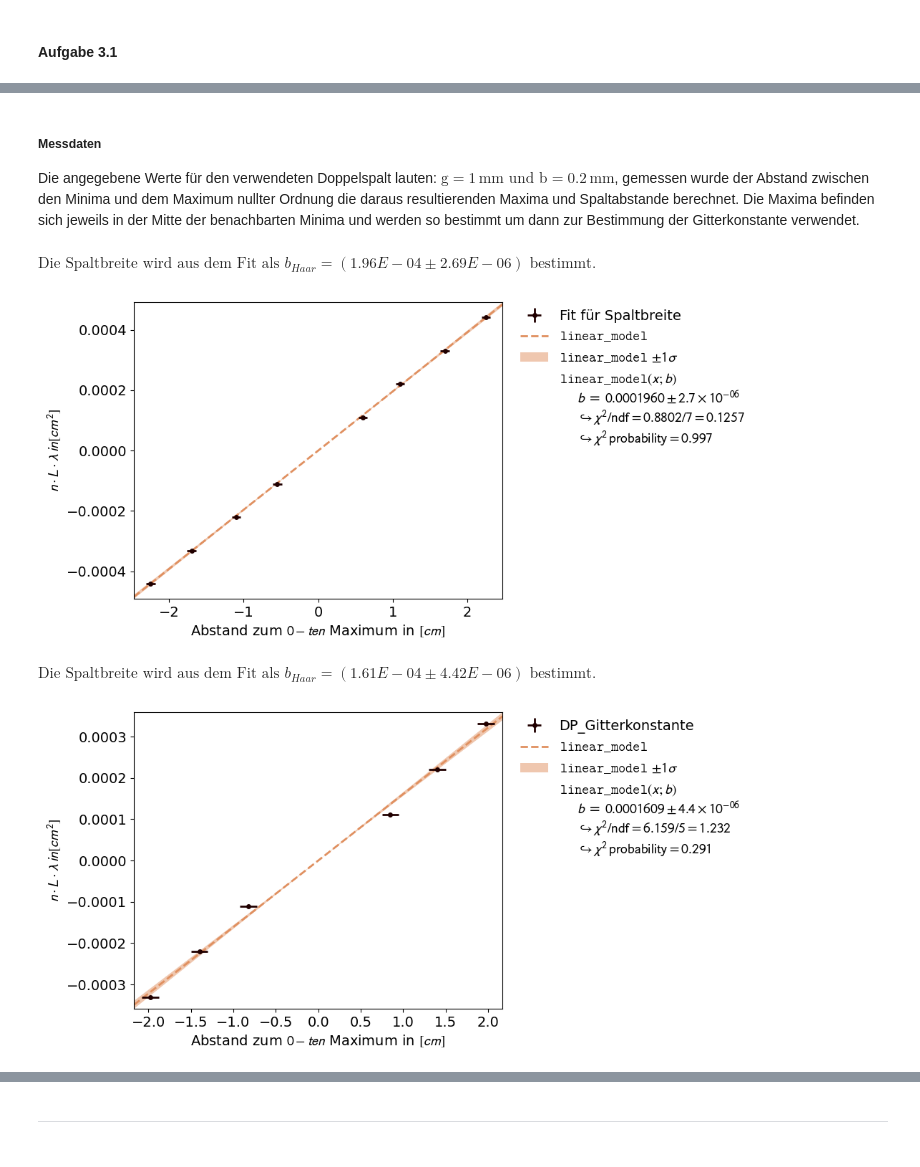
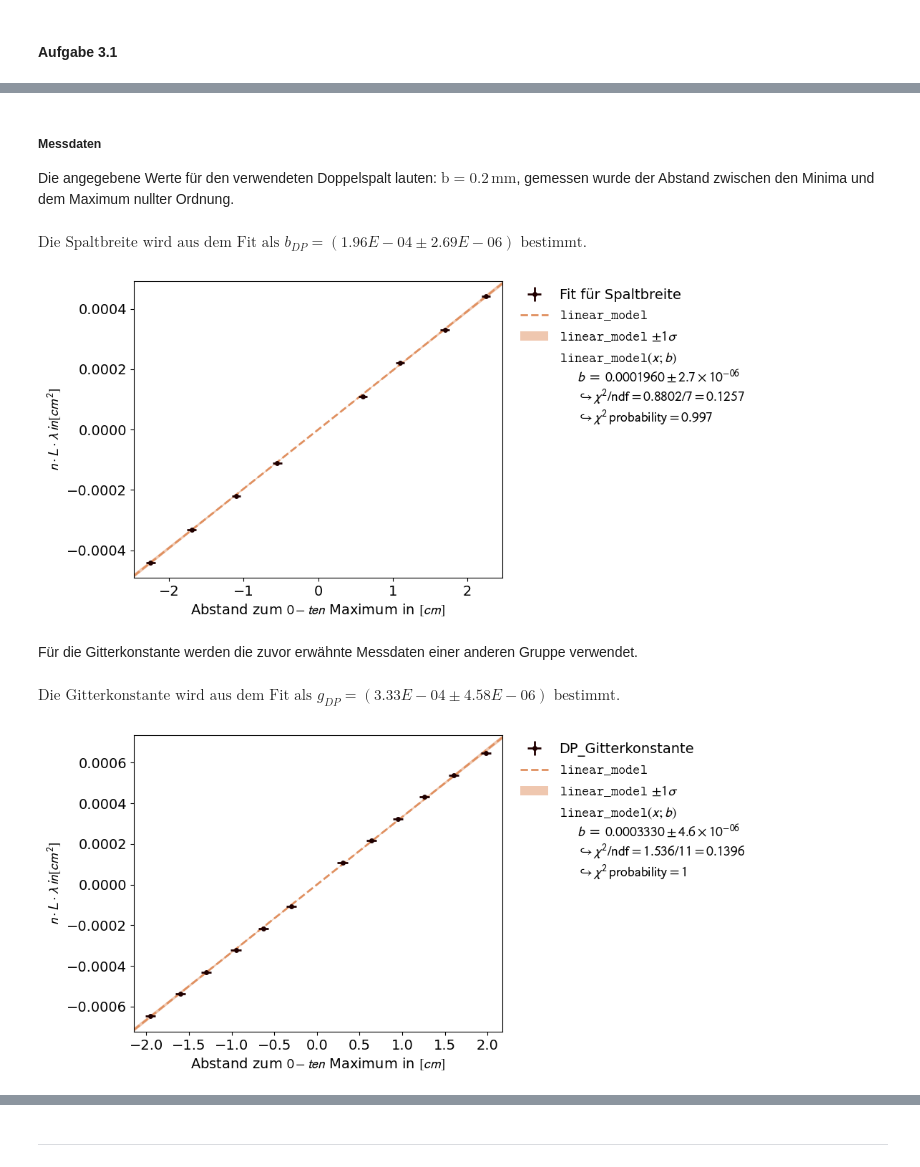
Before and after one commit to AlFa-Tier/Uni_codes, a Jupyter notebook: Praktikum/Laser_Optik_Teil_A/Laser-Optik_Teil_A.ipynb, the cells around one changed output, grey strips where cells are left out. Drawn from its saved outputs; the diff is of its cells as text; code cells hidden in the pictures.

Commit message:
Edited some images and Addet 3.1

```diff
--- a/Praktikum/Laser_Optik_Teil_A/Laser-Optik_Teil_A.ipynb
+++ b/Praktikum/Laser_Optik_Teil_A/Laser-Optik_Teil_A.ipynb
@@ -448,9 +465,6 @@ def linear_model(x,b):
 H_x_n=np.array([-4.7, -3.1, -1.5, 1.6, 3.1, 4.8]) # in cm
 H_n=np.array([-3, -2, -1, 1, 2, 3])
 H_L:float=  174.5 # in cm
-x_err:float= 0.2 # in cm
-L_err:float= 0.1 #in cm
-y_err:float = 632.8E-9 * L_err
 
 
 H_xy_data = kafe2.XYContainer(x_data=H_x_n, y_data= y_is(H_n,H_L))
@@ -550,21 +545,12 @@ $$
 **Abbildung 3.1:** Interferenzmuster des Dopelspaltes
 # %% [markdown]
 ##### Messdaten
-Die angegebene Werte für den verwendeten Doppelspalt lauten: $\mathrm{g} = 1\,\mathrm{mm} \text{ und }\mathrm{b}=0.2\,\mathrm{mm}$, gemessen wurde der Abstand zwischen den Minima und dem Maximum nullter Ordnung die daraus resultierenden Maxima und Spaltabstande berechnet. Die Maxima befinden sich jeweils in der Mitte der benachbarten Minima und werden so bestimmt um dann zur Bestimmung der Gitterkonstante verwendet.
+Die angegebene Werte für den verwendeten Doppelspalt lauten: $\mathrm{b}=0.2\,\mathrm{mm}$, gemessen wurde der Abstand zwischen den Minima und dem Maximum nullter Ordnung.
 # %%
 DP_x_n = np.array([-2.25, -1.7, -1.1, -0.55, 0.6, 1.1, 1.7, 2.25]) # abstand der Minima in cm
-place_holder = []
 
 DP_n=np.array([-4, -3, -2, -1, 1, 2, 3, 4])
 L:float=  174.5 # in cm
-
-# Bestimmt die Maxima
-for i in range(0,7):
-    place_holder.append((DP_x_n[i+1]+DP_x_n[i])/2)
-
-place_holder.pop(3)
-DP_y_n = np.array(place_holder)
-
 
 
 DP_data = kafe2.XYContainer(x_data=DP_x_n, y_data= y_is(DP_n,L))
@@ -579,32 +565,35 @@ DP_result = kafe2.Plot([DP_line_fit])
 DP_params = DP_line_fit.parameter_values
 DP_param_errors = DP_line_fit.parameter_errors
 
-display(Math(rf'\text{{Die Spaltbreite wird aus dem Fit als }} b_{{Haar}} = \left({DP_params[0]:.02E}\pm{DP_param_errors[0]:.02E}\right)\text{{ bestimmt.}}'))
+display(Math(rf'\text{{Die Spaltbreite wird aus dem Fit als }} b_{{DP}} = \left({DP_params[0]:.02E}\pm{DP_param_errors[0]:.02E}\right)\text{{ bestimmt.}}'))
 DP_result.plot()
 plt.show()
 # %% [output]
-$\displaystyle \text{Die Spaltbreite wird aus dem Fit als } b_{Haar} = \left(1.96E-04\pm2.69E-06\right)\text{ bestimmt.}$
+$\displaystyle \text{Die Spaltbreite wird aus dem Fit als } b_{DP} = \left(1.96E-04\pm2.69E-06\right)\text{ bestimmt.}$
 [figure]
+# %% [markdown]
+Für die Gitterkonstante werden die zuvor erwähnte Messdaten einer anderen Gruppe verwendet.
 # %%
-DP_n_maxima = np.array([-3, -2, -1, 1, 2, 3])
-DP_y_err = (1/2)*np.sqrt(2*(x_err)**2)
+DP_y_n = np.array([-1.95, -1.6, -1.3, -0.95, -.63, -0.3, 0.3, 0.64, 0.95, 1.26, 1.6, 1.98])#in cm
+DP_n_maxima = np.array([-6,-5,-4,-3,-2,-1,1,2,3,4,5,6])
+L_maxima = 170 # in cm
 
 
-DP_data = kafe2.XYContainer(x_data=DP_y_n, y_data= y_is(DP_n_maxima,L))
+DP_data = kafe2.XYContainer(x_data=DP_y_n, y_data= y_is(DP_n_maxima,L_maxima))
 DP_data.label='DP_Gitterkonstante'
 DP_data.axis_labels =['Abstand zum $0-ten$ Maximum in $[cm]$','$n\cdot L\cdot\lambda\, in[cm^2]$']
-DP_data.add_error(axis='x', err_val = 0.1)
+DP_data.add_error(axis='x', err_val = x_err)
 DP_data.add_error(axis='y', err_val = y_err)
 
 DP_line_fit=kafe2.Fit(data=DP_data,model_function=linear_model)
 DP_line_fit.do_fit()
 DP_result = kafe2.Plot([DP_line_fit])
 DP_params = DP_line_fit.parameter_values
 DP_param_errors = DP_line_fit.parameter_errors
 
-display(Math(rf'\text{{Die Spaltbreite wird aus dem Fit als }} b_{{Haar}} = \left({DP_params[0]:.02E}\pm{DP_param_errors[0]:.02E}\right)\text{{ bestimmt.}}'))
+display(Math(rf'\text{{Die Gitterkonstante wird aus dem Fit als }} g_{{DP}} = \left({DP_params[0]:.02E}\pm{DP_param_errors[0]:.02E}\right)\text{{ bestimmt.}}'))
 DP_result.plot()
 plt.show()
 # %% [output]
-$\displaystyle \text{Die Spaltbreite wird aus dem Fit als } b_{Haar} = \left(1.61E-04\pm4.42E-06\right)\text{ bestimmt.}$
+$\displaystyle \text{Die Gitterkonstante wird aus dem Fit als } g_{DP} = \left(3.33E-04\pm4.58E-06\right)\text{ bestimmt.}$
-[figure, old version]
+[figure, new version]
```
Also changed, not shown: parts of 7 cells of this notebook, 5 other files.
